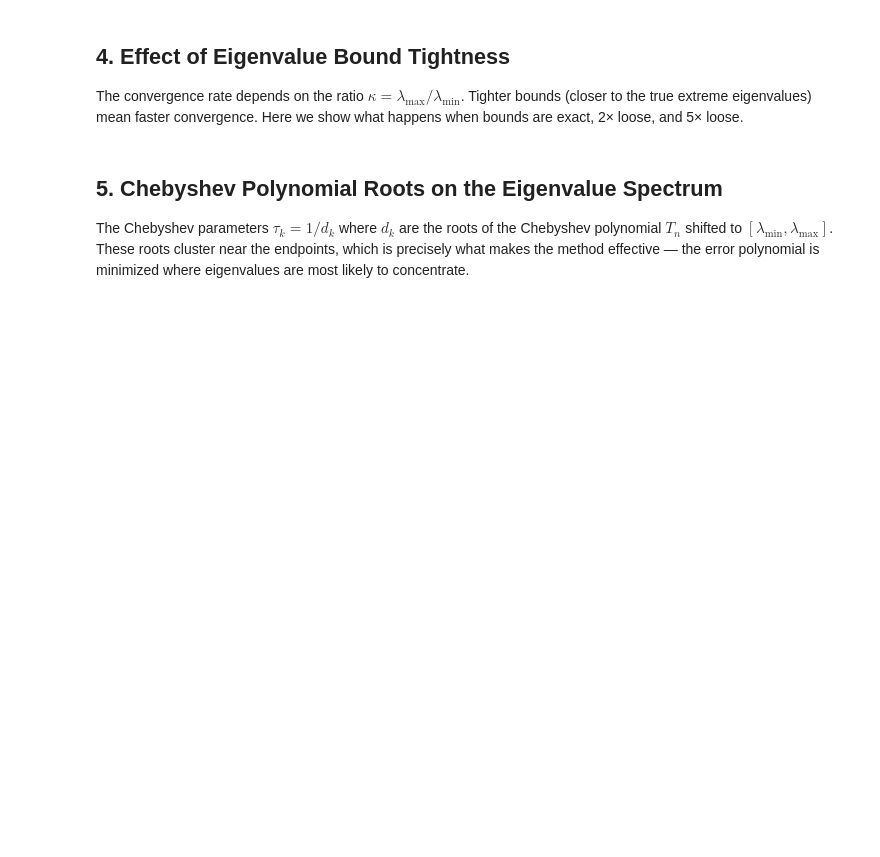
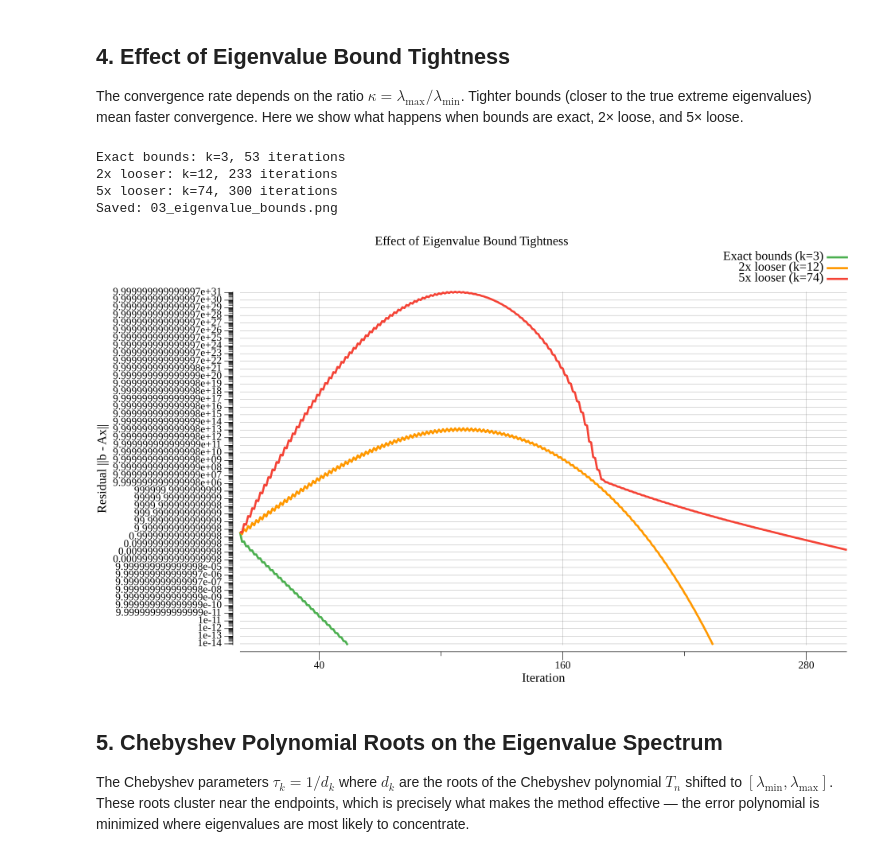
Before and after one commit to peterborodatyy/chebyshev-iteration, a Jupyter notebook: notebooks/chebyshev_iteration.ipynb, the cells around one changed output. Saved outputs shown, nothing was run; the diff lists cells and outputs as text; code cells hidden in the pictures; blank space fills up the shorter version.

```diff
--- a/notebooks/chebyshev_iteration.ipynb
+++ b/notebooks/chebyshev_iteration.ipynb
@@ -273,38 +269,44 @@ The convergence rate depends on the ratio $\kappa = \lambda_{\max}/\lambda_{\min
 
 	type boundConfig struct {
 		label string
 		lmin  float64
 		lmax  float64
 		color color.RGBA
 	}
 	configs := []boundConfig{
 		{"Exact bounds", lminExact, lmaxExact, color.RGBA{R: 76, G: 175, B: 80, A: 255}},
-		{"2× looser", lminExact / 2, lmaxExact * 2, color.RGBA{R: 255, G: 152, B: 0, A: 255}},
-		{"5× looser", lminExact / 5, lmaxExact * 5, color.RGBA{R: 244, G: 67, B: 54, A: 255}},
+		{"2x looser", lminExact / 2, lmaxExact * 2, color.RGBA{R: 255, G: 152, B: 0, A: 255}},
+		{"5x looser", lminExact / 5, lmaxExact * 5, color.RGBA{R: 244, G: 67, B: 54, A: 255}},
 	}
 
 	p := plot.New()
 	p.Title.Text = "Effect of Eigenvalue Bound Tightness"
 	p.X.Label.Text = "Iteration"
-	p.Y.Label.Text = "Residual ‖b − Ax‖₂"
+	p.Y.Label.Text = "Residual ||b - Ax||"
 	p.Y.Scale = plot.LogScale{}
 	p.Y.Tick.Marker = plot.LogTicks{Prec: -1}
 	p.Add(plotter.NewGrid())
 
 	for _, c := range configs {
 		kappa := c.lmax / c.lmin
 		res := chebyshevTrace(A, b, c.lmin, c.lmax, 300, 1e-14, chebyshev.Alternating)
 		l, _ := plotter.NewLine(resToXYs(res))
 		l.Color = c.color
 		l.Width = vg.Points(2)
 		p.Add(l)
-		p.Legend.Add(fmt.Sprintf("%s (κ=%.0f, %d iter)", c.label, kappa, len(res)), l)
-		fmt.Printf("%s: κ=%.0f, %d iterations\n", c.label, kappa, len(res))
+		p.Legend.Add(fmt.Sprintf("%s (k=%.0f, %d iter)", c.label, kappa, len(res)), l)
+		fmt.Printf("%s: k=%.0f, %d iterations\n", c.label, kappa, len(res))
 	}
 	p.Legend.Top = true
 
 	savePlot(p, "03_eigenvalue_bounds.png")
 }
+# %% [output]
+Exact bounds: k=3, 53 iterations
+2x looser: k=12, 233 iterations
+5x looser: k=74, 300 iterations
+Saved: 03_eigenvalue_bounds.png
+[figure, added]
 # %% [markdown]
 ## 5. Chebyshev Polynomial Roots on the Eigenvalue Spectrum
 
```
Also changed, not shown: parts of 7 cells of this notebook, 1 other file.
